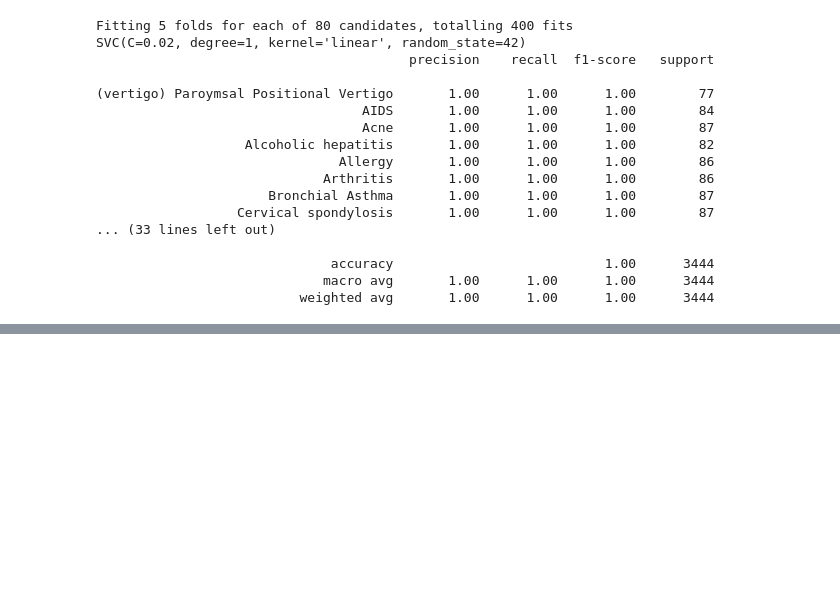
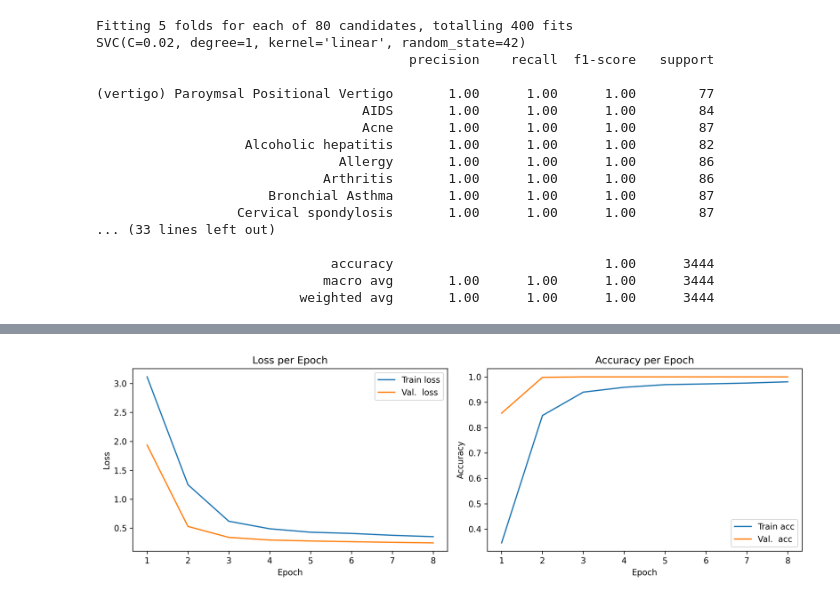
Before and after one commit to domipm/AML-Disease-Symptom, a Jupyter notebook: Classifier_Fulldata.ipynb, the cells around one changed output, grey strips where cells are left out. Drawn from its saved outputs; the diff is of its cells as text; code cells hidden in the pictures; blank space fills up the shorter version.

```diff
--- a/Classifier_Fulldata.ipynb
+++ b/Classifier_Fulldata.ipynb
@@ -342,0 +356,18 @@ plt.show()
+# %%
+# Prepare data for neural network
+from sklearn.preprocessing import OneHotEncoder, LabelEncoder
+from keras.utils import to_categorical
+
+X_nn, y_nn = dataset[symptom_cols], dataset['Disease']
+
+# One-hot encode the symptoms
+encoder = OneHotEncoder(sparse_output=False, handle_unknown='ignore')
+X_nn_enc = encoder.fit_transform(X_nn)
+
+# Encode diseases into unique disease labels
+y_nn_enc = LabelEncoder().fit_transform(y_nn)
+# Convert to categorical format
+y_nn_cat = to_categorical(y_nn_enc)
+
+# Generate train and test sets
+X_train_nn, X_test_nn, y_train_nn, y_test_nn = train_test_split(X_nn_enc, y_nn_cat, train_size=0.7, test_size = 0.3, random_state=42)
@@ -342,0 +501,62 @@ plt.show()
+# %%
+# 1) Clear state & rebuild model (with L2 λ=0.01)
+
+from keras.models import Sequential
+from keras.layers import Dense, Dropout, Input
+from keras.regularizers import l2
+from keras.callbacks import EarlyStopping
+
+model_l2 = Sequential([
+    Input(shape=(X_train_nn.shape[1],)),
+    Dense(64, activation='relu', kernel_regularizer=l2(0.001)),
+    Dropout(0.1),
+    Dense(16, activation='relu', kernel_regularizer=l2(0.001)),
+    Dropout(0.1),
+    Dense(y_train_nn.shape[1], activation='softmax')
+])
+model_l2.compile(
+    optimizer='adam',
+    loss='categorical_crossentropy',
+    metrics=['accuracy']
+)
+
+# 2) EarlyStopping callback (same patience)
+early_l2 = EarlyStopping(
+    monitor='val_accuracy',
+    patience=5,
+    restore_best_weights=True
+)
+
+# 3) Train with L2 + EarlyStopping
+history_l2 = model_l2.fit(
+    X_train_nn,
+    y_train_nn,
+    validation_split=0.30,
+    epochs=50,
+    batch_size=16,
+    callbacks=[early_l2],
+    verbose=1
+)
+
+# 4) Plot Loss & Accuracy
+epochs_l2 = len(history_l2.history['loss'])
+plt.figure(figsize=(12,4))
+
+plt.subplot(1,2,1)
+plt.plot(range(1, epochs_l2+1), history_l2.history['loss'],    label='Train loss')
+plt.plot(range(1, epochs_l2+1), history_l2.history['val_loss'],label='Val.  loss')
+plt.title('Loss per Epoch')
+plt.xlabel('Epoch'); plt.ylabel('Loss'); plt.legend()
+
+plt.subplot(1,2,2)
+plt.plot(range(1, epochs_l2+1), history_l2.history['accuracy'],    label='Train acc')
+plt.plot(range(1, epochs_l2+1), history_l2.history['val_accuracy'],label='Val.  acc')
+plt.title('Accuracy per Epoch')
+plt.xlabel('Epoch'); plt.ylabel('Accuracy'); plt.legend()
+
+plt.tight_layout(); plt.show()
+
+# 5) Evaluate on hold‐out
+loss_l2, acc_l2 = model_l2.evaluate(X_test_nn, y_test_nn, verbose=1)
+print(f"L2 + EarlyStopping: Test loss: {loss_l2:.4f},  Test accuracy: {acc_l2:.4f}")
+# %% [output]
@@ -342,0 +579 @@ plt.show()
+[figure, added]
```
Also changed, not shown: parts of 18 cells of this notebook, 4 other files.
